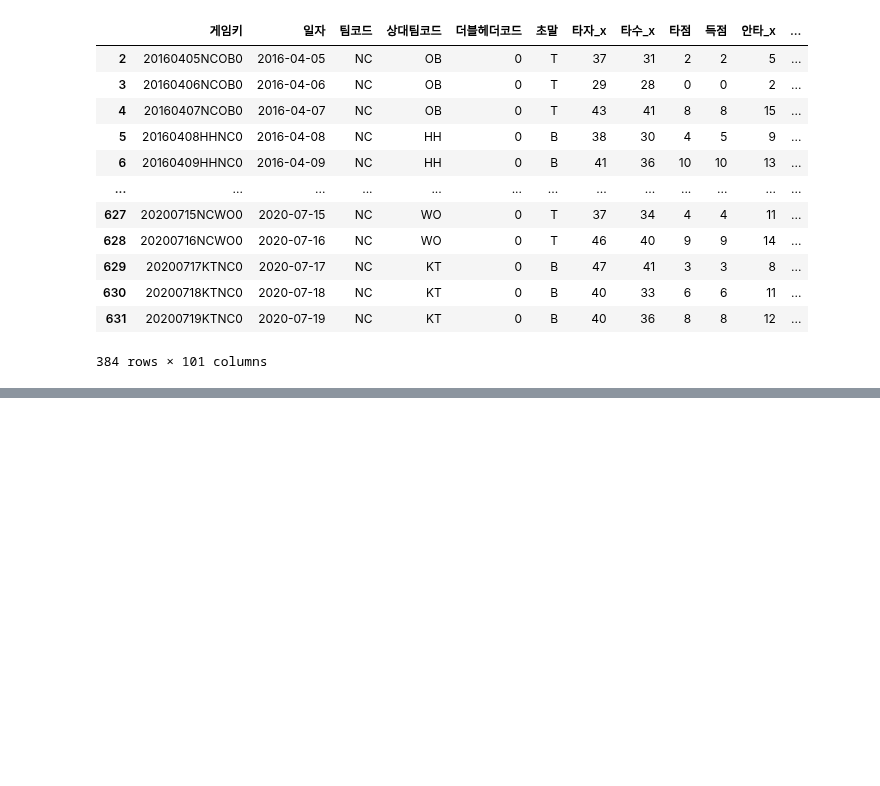
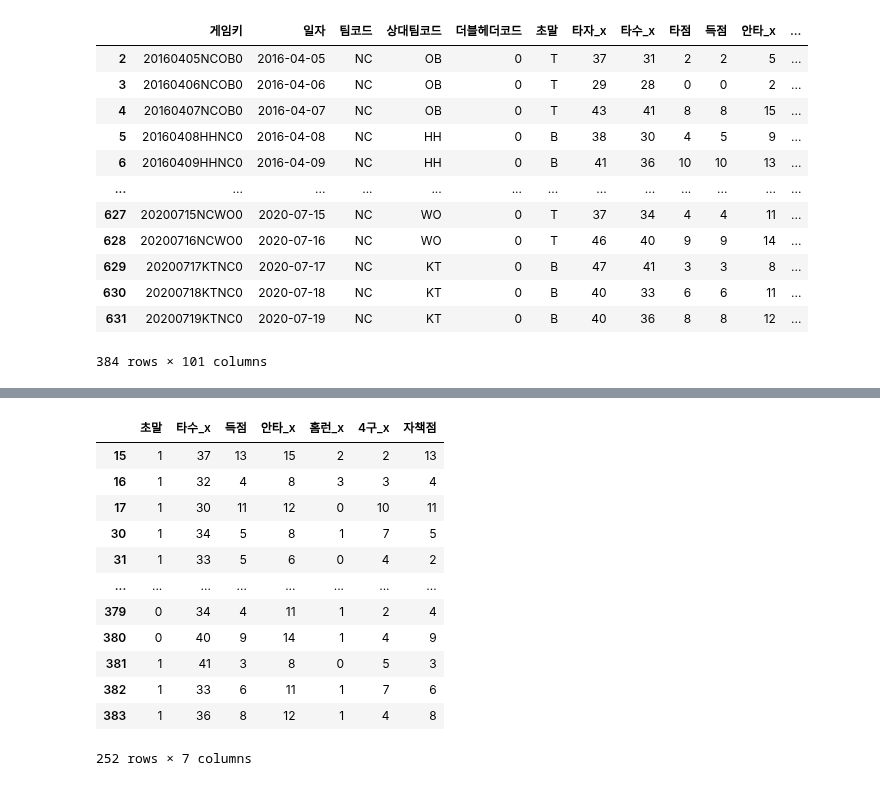
Before and after one commit to seonghunYang/big_contest2020, a Jupyter notebook: Model8_새로운_모델_데이터_처리_.ipynb, the cells around one changed output, grey strips where cells are left out. Drawn from its saved outputs; the diff is of its cells as text; code cells hidden in the pictures; blank space fills up the shorter version.

```diff
--- a/Model8_새로운_모델_데이터_처리_.ipynb
+++ b/Model8_새로운_모델_데이터_처리_.ipynb
@@ -251,0 +322,20 @@ data[data['상대팀코드'] == 'OB']
+# %%
+decoder_outputs = decoder_inputs[['타수_x',  '득점', '안타_x',
+       '홈런_x','4구_x',
+       '자책점']]
+# %%
+decoder_outputs
+# %% [output]
+|  | 초말 | 타수_x | 득점 | 안타_x | 홈런_x | 4구_x | 자책점 |
+| 15 | 1 | 37 | 13 | 15 | 2 | 2 | 13 |
+| 16 | 1 | 32 | 4 | 8 | 3 | 3 | 4 |
+| 17 | 1 | 30 | 11 | 12 | 0 | 10 | 11 |
+| 30 | 1 | 34 | 5 | 8 | 1 | 7 | 5 |
+| 31 | 1 | 33 | 5 | 6 | 0 | 4 | 2 |
+| ... | ... | ... | ... | ... | ... | ... | ... |
+| 379 | 0 | 34 | 4 | 11 | 1 | 2 | 4 |
+| 380 | 0 | 40 | 9 | 14 | 1 | 4 | 9 |
+| 381 | 1 | 41 | 3 | 8 | 0 | 5 | 3 |
+| 382 | 1 | 33 | 6 | 11 | 1 | 7 | 6 |
+| 383 | 1 | 36 | 8 | 12 | 1 | 4 | 8 |
+252 rows × 7 columns
```
Also changed, not shown: parts of 35 cells of this notebook.
